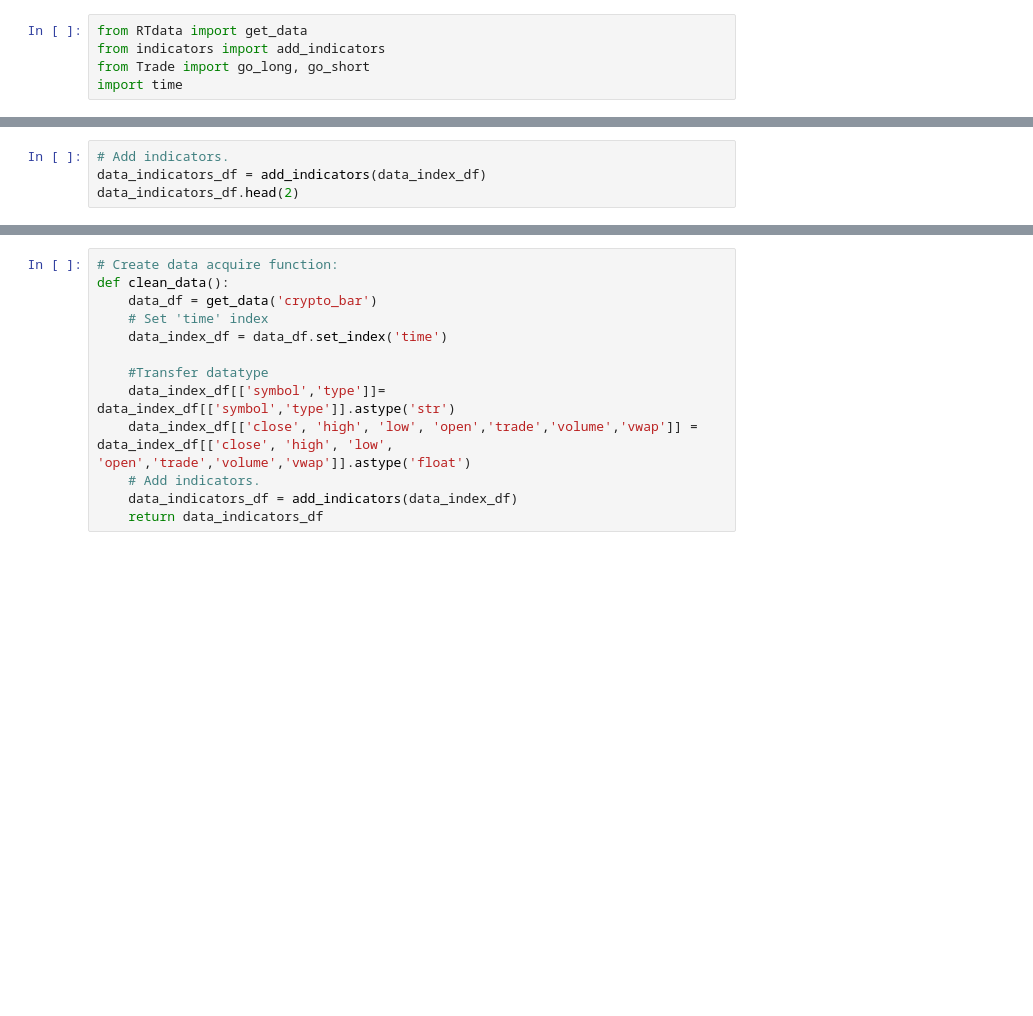
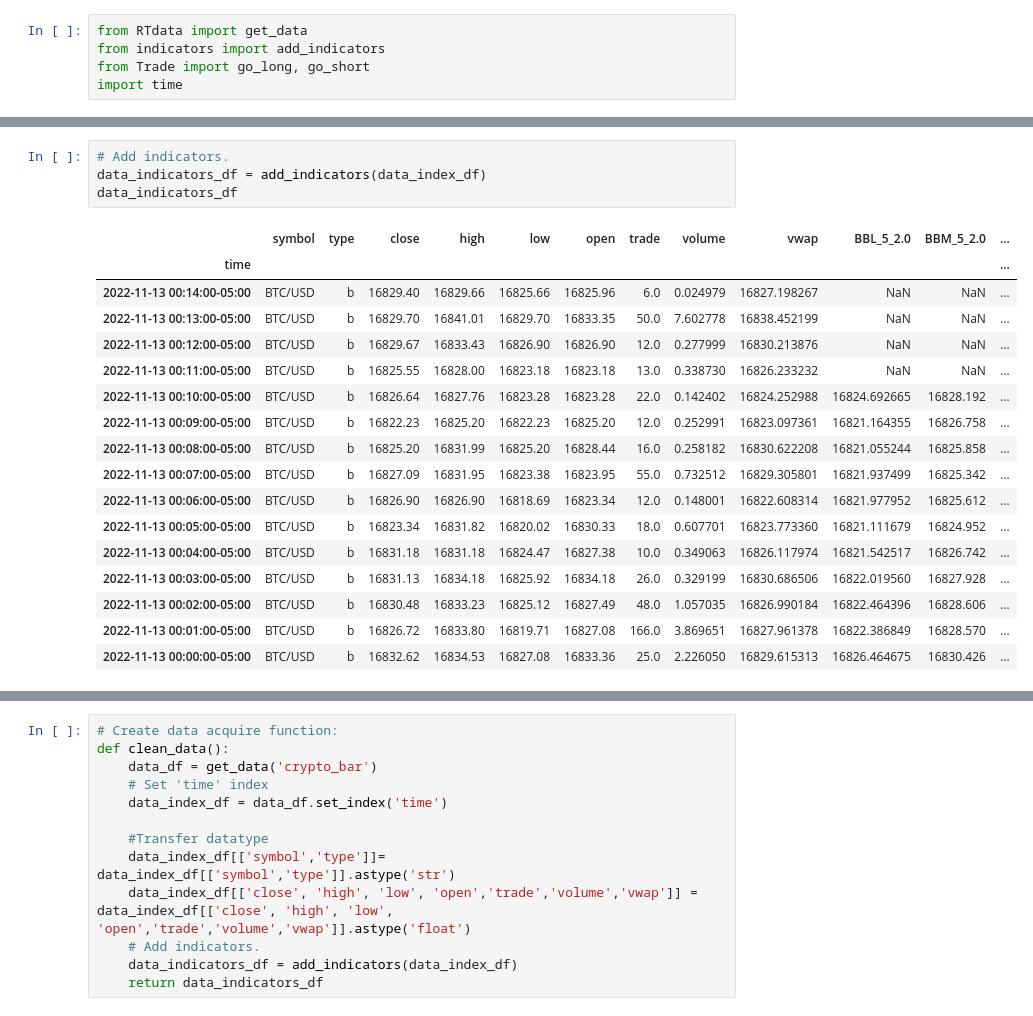
Before and after one commit to Latnid/AlgoTrader, a Jupyter notebook: Modules/Signal.ipynb, the cells around one changed output, grey strips where cells are left out. Drawn from its saved outputs; the diff is of its cells as text; blank space fills up the shorter version.

```diff
--- a/Modules/Signal.ipynb
+++ b/Modules/Signal.ipynb
@@ -18,6 +38,24 @@ data_index_df.dtypes
 # %%
 # Add indicators.
 data_indicators_df = add_indicators(data_index_df)
-data_indicators_df.head(2)
+data_indicators_df
+# %% [output]
+|  | symbol | type | close | high | low | open | trade | volume | vwap | BBL_5_2.0 | BBM_5_2.0 | ... |
+| time |  |  |  |  |  |  |  |  |  |  |  | ... |
+| 2022-11-13 00:14:00-05:00 | BTC/USD | b | 16829.40 | 16829.66 | 16825.66 | 16825.96 | 6.0 | 0.024979 | 16827.198267 | NaN | NaN | ... |
+| 2022-11-13 00:13:00-05:00 | BTC/USD | b | 16829.70 | 16841.01 | 16829.70 | 16833.35 | 50.0 | 7.602778 | 16838.452199 | NaN | NaN | ... |
+| 2022-11-13 00:12:00-05:00 | BTC/USD | b | 16829.67 | 16833.43 | 16826.90 | 16826.90 | 12.0 | 0.277999 | 16830.213876 | NaN | NaN | ... |
+| 2022-11-13 00:11:00-05:00 | BTC/USD | b | 16825.55 | 16828.00 | 16823.18 | 16823.18 | 13.0 | 0.338730 | 16826.233232 | NaN | NaN | ... |
+| 2022-11-13 00:10:00-05:00 | BTC/USD | b | 16826.64 | 16827.76 | 16823.28 | 16823.28 | 22.0 | 0.142402 | 16824.252988 | 16824.692665 | 16828.192 | ... |
+| 2022-11-13 00:09:00-05:00 | BTC/USD | b | 16822.23 | 16825.20 | 16822.23 | 16825.20 | 12.0 | 0.252991 | 16823.097361 | 16821.164355 | 16826.758 | ... |
+| 2022-11-13 00:08:00-05:00 | BTC/USD | b | 16825.20 | 16831.99 | 16825.20 | 16828.44 | 16.0 | 0.258182 | 16830.622208 | 16821.055244 | 16825.858 | ... |
+| 2022-11-13 00:07:00-05:00 | BTC/USD | b | 16827.09 | 16831.95 | 16823.38 | 16823.95 | 55.0 | 0.732512 | 16829.305801 | 16821.937499 | 16825.342 | ... |
+| 2022-11-13 00:06:00-05:00 | BTC/USD | b | 16826.90 | 16826.90 | 16818.69 | 16823.34 | 12.0 | 0.148001 | 16822.608314 | 16821.977952 | 16825.612 | ... |
+| 2022-11-13 00:05:00-05:00 | BTC/USD | b | 16823.34 | 16831.82 | 16820.02 | 16830.33 | 18.0 | 0.607701 | 16823.773360 | 16821.111679 | 16824.952 | ... |
+| 2022-11-13 00:04:00-05:00 | BTC/USD | b | 16831.18 | 16831.18 | 16824.47 | 16827.38 | 10.0 | 0.349063 | 16826.117974 | 16821.542517 | 16826.742 | ... |
+| 2022-11-13 00:03:00-05:00 | BTC/USD | b | 16831.13 | 16834.18 | 16825.92 | 16834.18 | 26.0 | 0.329199 | 16830.686506 | 16822.019560 | 16827.928 | ... |
+| 2022-11-13 00:02:00-05:00 | BTC/USD | b | 16830.48 | 16833.23 | 16825.12 | 16827.49 | 48.0 | 1.057035 | 16826.990184 | 16822.464396 | 16828.606 | ... |
+| 2022-11-13 00:01:00-05:00 | BTC/USD | b | 16826.72 | 16833.80 | 16819.71 | 16827.08 | 166.0 | 3.869651 | 16827.961378 | 16822.386849 | 16828.570 | ... |
+| 2022-11-13 00:00:00-05:00 | BTC/USD | b | 16832.62 | 16834.53 | 16827.08 | 16833.36 | 25.0 | 2.226050 | 16829.615313 | 16826.464675 | 16830.426 | ... |
 # %%
 data_indicators_df.dtypes
```
Also changed, not shown: parts of 6 cells of this notebook, 5 other files.
